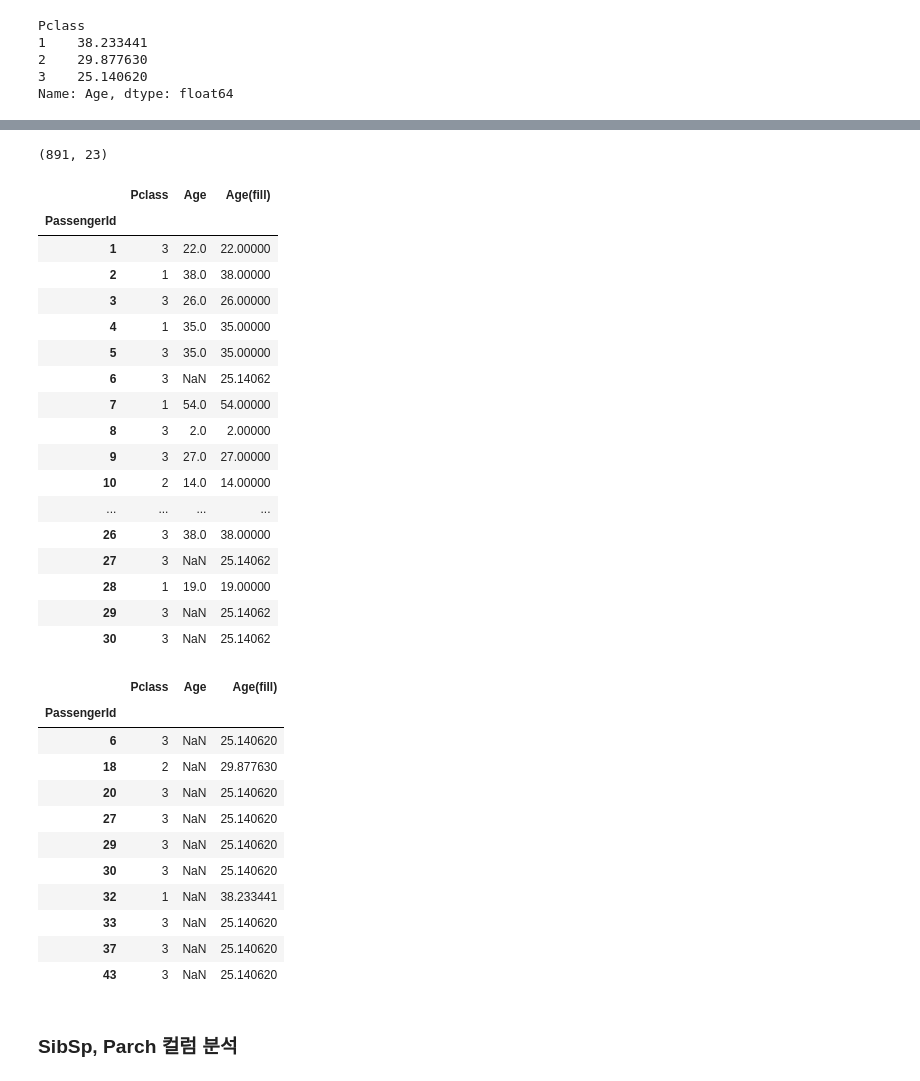
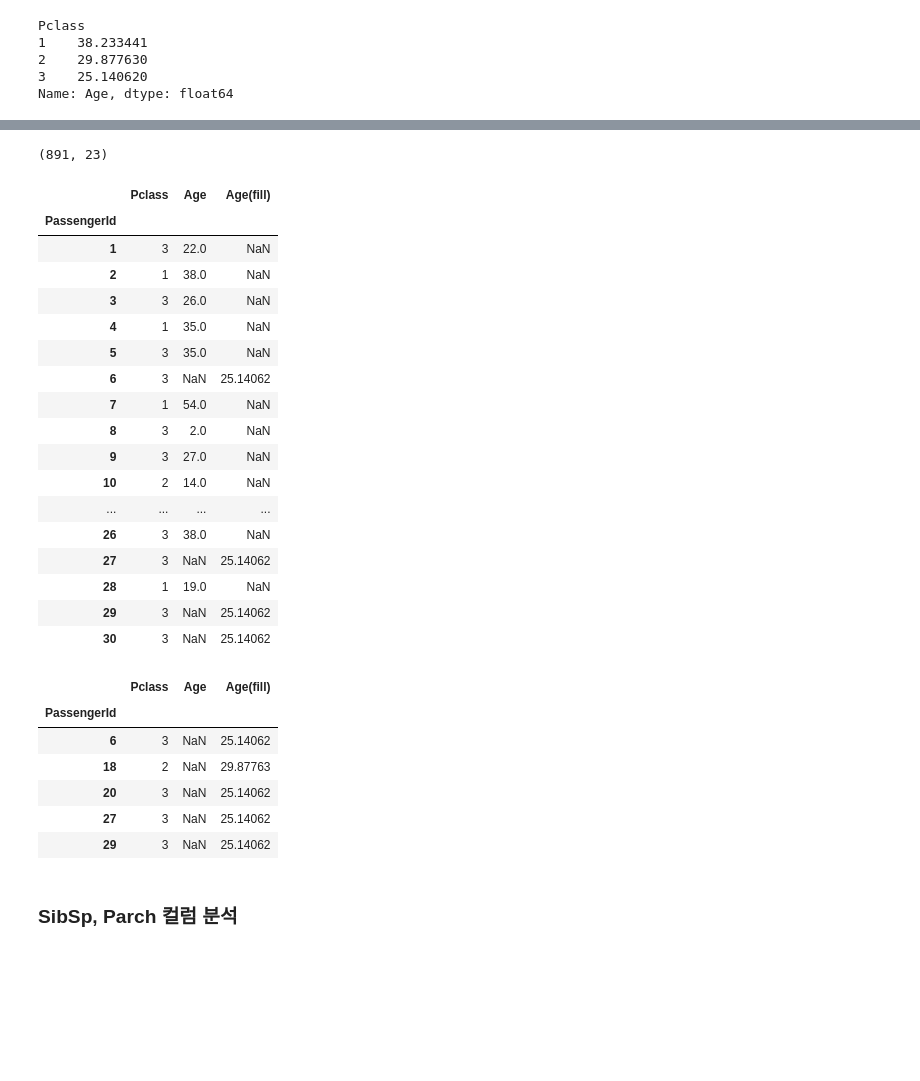
Before and after one commit to sunyeongchoi/mypython, a Jupyter notebook: webscrap_source/05-explore-titanic-using-pandas(question).ipynb, the cells around one changed output, grey strips where cells are left out. Cells and saved outputs as stored; diff of their text form; code cells hidden in the pictures; blank space fills up the shorter version.

```diff
--- a/webscrap_source/05-explore-titanic-using-pandas(question).ipynb
+++ b/webscrap_source/05-explore-titanic-using-pandas(question).ipynb
@@ -707,7 +711,7 @@ Name: Age, dtype: float64
 # **** <문제27> ****
 # Age 컬럼에 바로 값을 채워주는 것도 좋지만, 가능한 원본은 유지한 채 사본에다가 작업하는 것을 추천합니다.
 # 그러므로 Age(fill) 이라는 새로운 컬럼을 만든 뒤, 이 컬럼의 빈 값을 채워줄 것입니다.
-
+train['Age(fill)'] = train['Age']
 
 # train 변수에 할당된 데이터의 행렬 사이즈를 출력합니다.
 # 출력은 (row, column) 으로 표시됩니다.
@@ -739,13 +743,13 @@ train[["Pclass","Age", "Age(fill)"]].head(30)
 # **** <문제28> ****
 # 객실 등급(Pclass)이 1등급이고 나이(Age) 컬럼값이 비어있는 승객을 색인합니다.
 # 이 승객의 Age(fill)에 평균 1등급 승객의 평균 나이를 채워넣습니다.
-
+train.loc[(train['Pclass'] == 1) & (train['Age'].isnull()),'Age(fill)'] = train.loc[train['Pclass'] == 1,'Age'].mean()
 
 # 비슷한 원리로 객실 등급(Pclass)이 2등급인 승객도 비슷한 방식으로 빈 나이값을 채워넣습니다.
-
+train.loc[(train['Pclass'] == 2) & (train['Age'].isnull()),'Age(fill)'] = train.loc[train['Pclass'] == 2,'Age'].mean()
 
 # 객실 등급(Pclass)이 3등급인 승객도 비슷한 방식으로 빈 나이값을 채워넣습니다.
-
+train.loc[(train['Pclass'] == 3) & (train['Age'].isnull()),'Age(fill)'] = train.loc[train['Pclass'] == 3,'Age'].mean()
 
 # train 변수에 할당된 데이터의 행렬 사이즈를 출력합니다.
 # 출력은 (row, column) 으로 표시됩니다.
@@ -757,39 +761,35 @@ train[["Pclass","Age", "Age(fill)"]].head(30)
 (891, 23)
 |  | Pclass | Age | Age(fill) |
 | PassengerId |  |  |  |
-| 1 | 3 | 22.0 | 22.00000 |
-| 2 | 1 | 38.0 | 38.00000 |
-| 3 | 3 | 26.0 | 26.00000 |
-| 4 | 1 | 35.0 | 35.00000 |
-| 5 | 3 | 35.0 | 35.00000 |
+| 1 | 3 | 22.0 | NaN |
+| 2 | 1 | 38.0 | NaN |
+| 3 | 3 | 26.0 | NaN |
+| 4 | 1 | 35.0 | NaN |
+| 5 | 3 | 35.0 | NaN |
 | 6 | 3 | NaN | 25.14062 |
-| 7 | 1 | 54.0 | 54.00000 |
-| 8 | 3 | 2.0 | 2.00000 |
-| 9 | 3 | 27.0 | 27.00000 |
-| 10 | 2 | 14.0 | 14.00000 |
+| 7 | 1 | 54.0 | NaN |
+| 8 | 3 | 2.0 | NaN |
+| 9 | 3 | 27.0 | NaN |
+| 10 | 2 | 14.0 | NaN |
 | ... | ... | ... | ... |
-| 26 | 3 | 38.0 | 38.00000 |
+| 26 | 3 | 38.0 | NaN |
 | 27 | 3 | NaN | 25.14062 |
-| 28 | 1 | 19.0 | 19.00000 |
+| 28 | 1 | 19.0 | NaN |
 | 29 | 3 | NaN | 25.14062 |
 | 30 | 3 | NaN | 25.14062 |
 # %%
 # **** <문제29> ****
 # 나이(Age) 컬럼값이 비어있는 승객만 가져온 뒤,
 # 이 승객의 객실 등급(Pclass), 나이(Age), 그리고 Age(fill) 컬럼을 출력하여 비교합니다.
+train.loc[train['Age'].isnull(),['Pclass','Age','Age(fill)']].head()
 # %% [output]
 |  | Pclass | Age | Age(fill) |
 | PassengerId |  |  |  |
-| 6 | 3 | NaN | 25.140620 |
-| 18 | 2 | NaN | 29.877630 |
-| 20 | 3 | NaN | 25.140620 |
-| 27 | 3 | NaN | 25.140620 |
-| 29 | 3 | NaN | 25.140620 |
-| 30 | 3 | NaN | 25.140620 |
-| 32 | 1 | NaN | 38.233441 |
-| 33 | 3 | NaN | 25.140620 |
-| 37 | 3 | NaN | 25.140620 |
-| 43 | 3 | NaN | 25.140620 |
+| 6 | 3 | NaN | 25.14062 |
+| 18 | 2 | NaN | 29.87763 |
+| 20 | 3 | NaN | 25.14062 |
+| 27 | 3 | NaN | 25.14062 |
+| 29 | 3 | NaN | 25.14062 |
 # %% [markdown]
 ### SibSp, Parch 컬럼 분석
 # %% [markdown]
```
Also changed, not shown: parts of 22 cells of this notebook.
